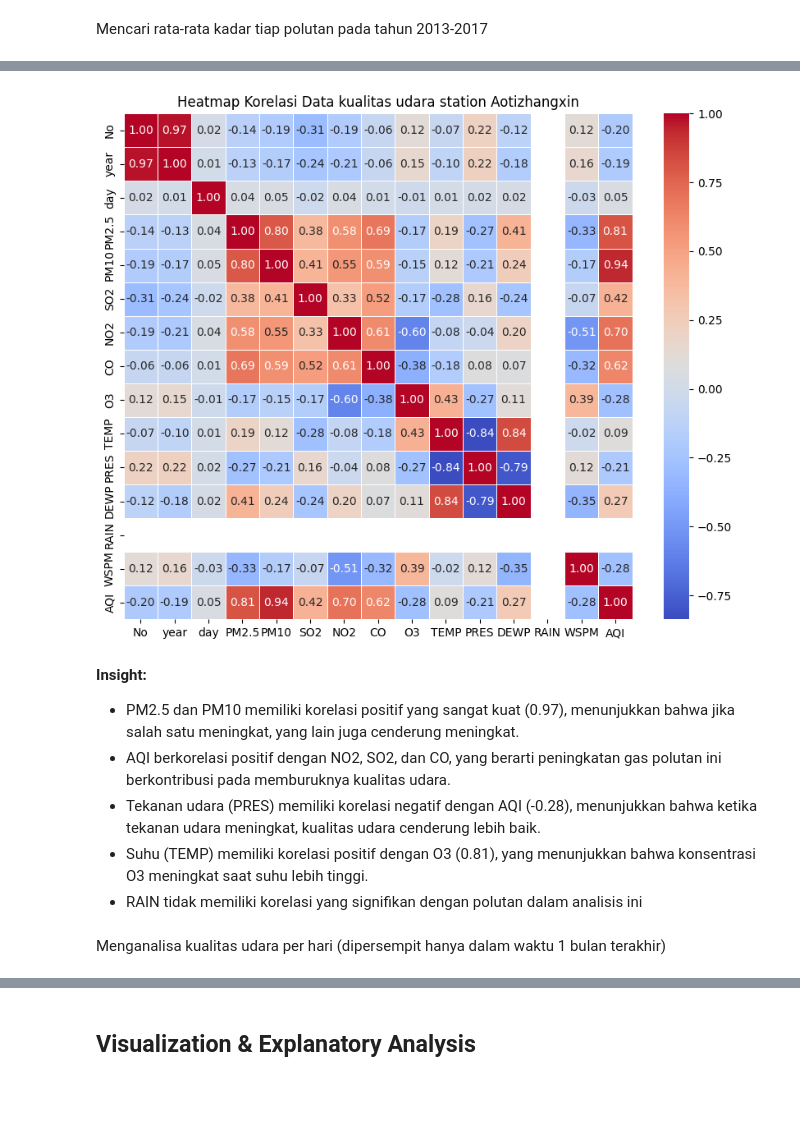
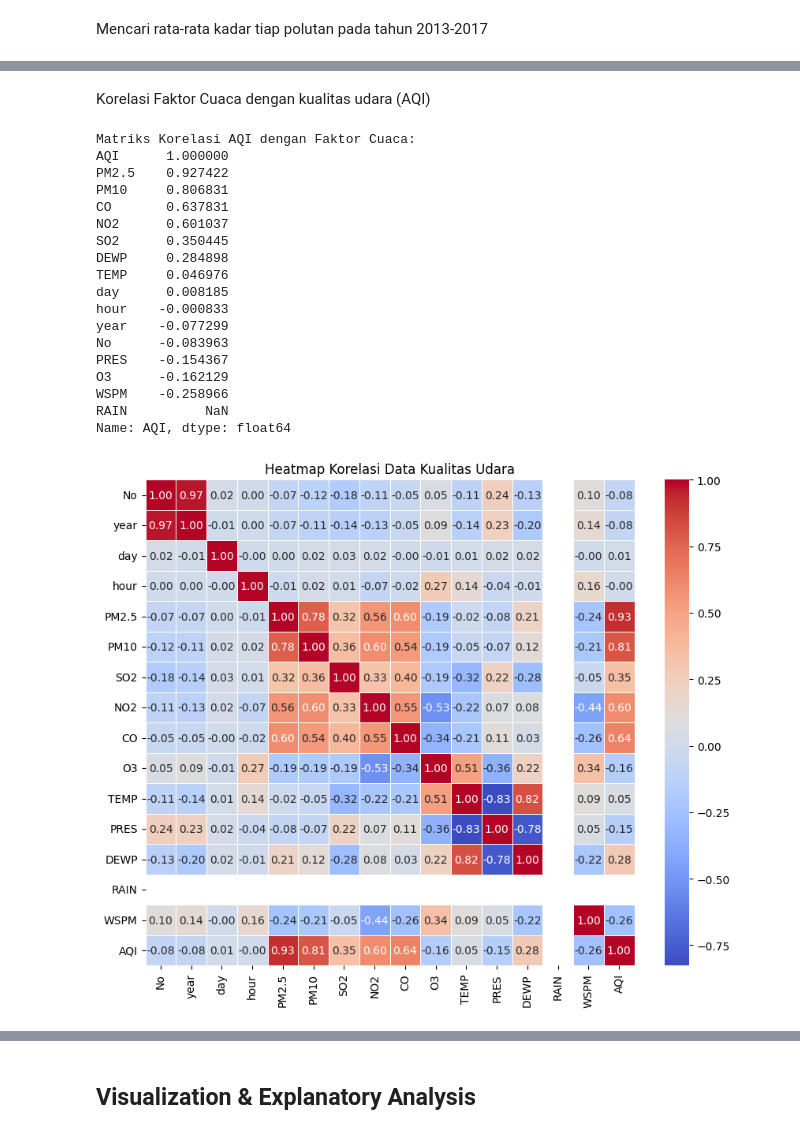
Before and after one commit to cutnabilahp/dashboard_submission_analisis_data, a Jupyter notebook: Proyek_Analisis_Data.ipynb, the cells around one changed output, grey strips where cells are left out. Drawn from its saved outputs; the diff is of its cells as text; code cells hidden in the pictures; blank space fills up the shorter version.

```diff
--- a/Proyek_Analisis_Data.ipynb
+++ b/Proyek_Analisis_Data.ipynb
@@ -301,15 +255,0 @@ Melihat banyaknya nilai ektrem
-# %%
-# Cek skewness pada beberapa kolom
-columns_to_check = ['PM2.5', 'PM10', 'CO', 'O3']
-skewness_values = aotizhongxin_df[columns_to_check].skew()
-
-# Menampilkan skewness sebelum transformasi
-print("Skewness sebelum transformasi:")
-print(skewness_values)
-
-# Plot histogram sebelum transformasi
-for col in columns_to_check:
-    plt.figure(figsize=(8, 4))
-    sns.histplot(aotizhongxin_df[col], kde=True)
-    plt.title(f'Distribution of {col} (Before Transform)')
-    plt.show()
@@ -552,10 +572,16 @@ print(df[['PM2.5', 'PM10', 'SO2', 'NO2', 'CO', 'O3', 'AQI', 'AQI_Category']].hea
 # %% [markdown]
 Mencari rata-rata kadar tiap polutan pada tahun 2013-2017
 # %%
+# Memastikan kolom 'date' bertipe datetime
+df['date'] = pd.to_datetime(df['date'])
+
+# Menambahkan kolom tahun
 df['year'] = df['date'].dt.year
+
+# Hitung rata-rata kadar polutan per tahun (2013-2017)
 yearly_avg_pollutants = df.groupby('year')[['PM2.5', 'PM10', 'SO2', 'NO2', 'CO', 'O3']].mean().reset_index()
 
-# Tampilkan tabel rata-rata kadar polutan tahunan
+# Menampilkan hasil
 print("Rata-rata Kadar Polutan Tahunan:")
 print(yearly_avg_pollutants)
 # %% [output]
@@ -607,0 +624,9 @@ corr_matrix
+# %%
+# Pastikan 'hour' hanya berisi angka jam (0-23)
+df['hour'] = df['hour'].str[:2].astype(int)
+
+# rata-rata AQI per jam untuk masing-masing tahun
+aqi_per_hour = df.groupby(['year', 'hour'])['AQI'].mean().reset_index()
+
+# Tampilkan hasil
+print(aqi_per_hour.head(30))
@@ -608,16 +674,35 @@ corr_matrix
+# %% [markdown]
+Korelasi Faktor Cuaca dengan kualitas udara (AQI)
 # %%
+# Pilih hanya kolom numerik dan hitung korelasinya
+corr_matrix = df.select_dtypes(include=['number']).corr()
+
+# Tampilkan korelasi secara numerik
+print("Matriks Korelasi AQI dengan Faktor Cuaca:")
+print(corr_matrix["AQI"].sort_values(ascending=False))  # Urutkan berdasarkan korelasi dengan AQI
+
+# Heatmap untuk melihat hubungan antar variabel
 plt.figure(figsize=(10, 8))
 sns.heatmap(corr_matrix, annot=True, cmap='coolwarm', fmt=".2f", linewidths=0.5)
-plt.title("Heatmap Korelasi Data kualitas udara station Aotizhangxin")
+plt.title("Heatmap Korelasi Data Kualitas Udara")
 plt.show()
 # %% [output]
+Matriks Korelasi AQI dengan Faktor Cuaca:
+AQI      1.000000
+PM2.5    0.927422
+PM10     0.806831
+CO       0.637831
+NO2      0.601037
+SO2      0.350445
+DEWP     0.284898
+TEMP     0.046976
+day      0.008185
+hour    -0.000833
+year    -0.077299
+No      -0.083963
+PRES    -0.154367
+O3      -0.162129
+WSPM    -0.258966
+RAIN          NaN
+Name: AQI, dtype: float64
-[figure, old version]
+[figure, new version]
-# %% [markdown]
-**Insight:**
-- PM2.5 dan PM10 memiliki korelasi positif yang sangat kuat (0.97), menunjukkan bahwa jika salah satu meningkat, yang lain juga cenderung meningkat.
-- AQI berkorelasi positif dengan NO2, SO2, dan CO, yang berarti peningkatan gas polutan ini berkontribusi pada memburuknya kualitas udara.
-- Tekanan udara (PRES) memiliki korelasi negatif dengan AQI (-0.28), menunjukkan bahwa ketika tekanan udara meningkat, kualitas udara cenderung lebih baik.
-- Suhu (TEMP) memiliki korelasi positif dengan O3 (0.81), yang menunjukkan bahwa konsentrasi O3 meningkat saat suhu lebih tinggi.
-- RAIN tidak memiliki korelasi yang signifikan dengan polutan dalam analisis ini
-# %% [markdown]
-Menganalisa kualitas udara per hari (dipersempit hanya dalam waktu 1 bulan terakhir)
```
Also changed, not shown: parts of 59 cells of this notebook, 1 other file.
